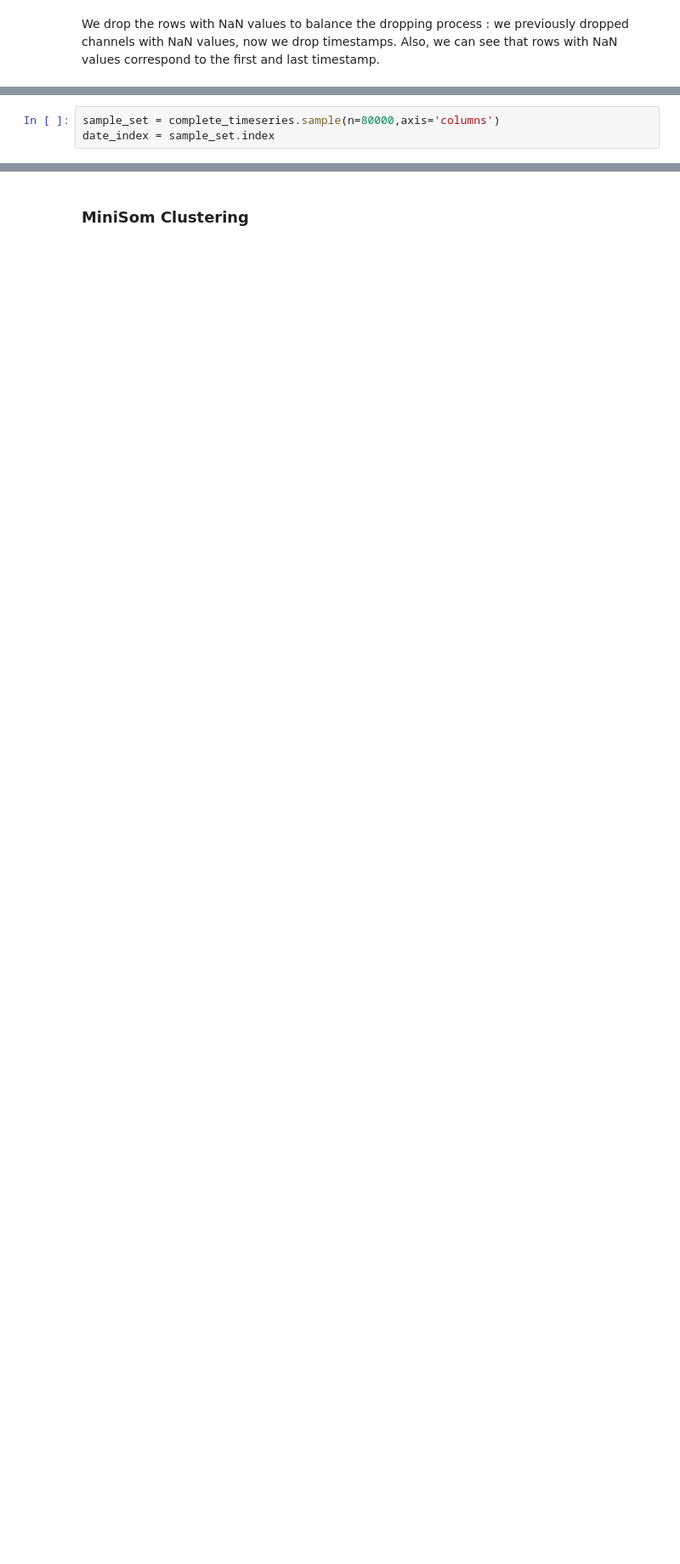
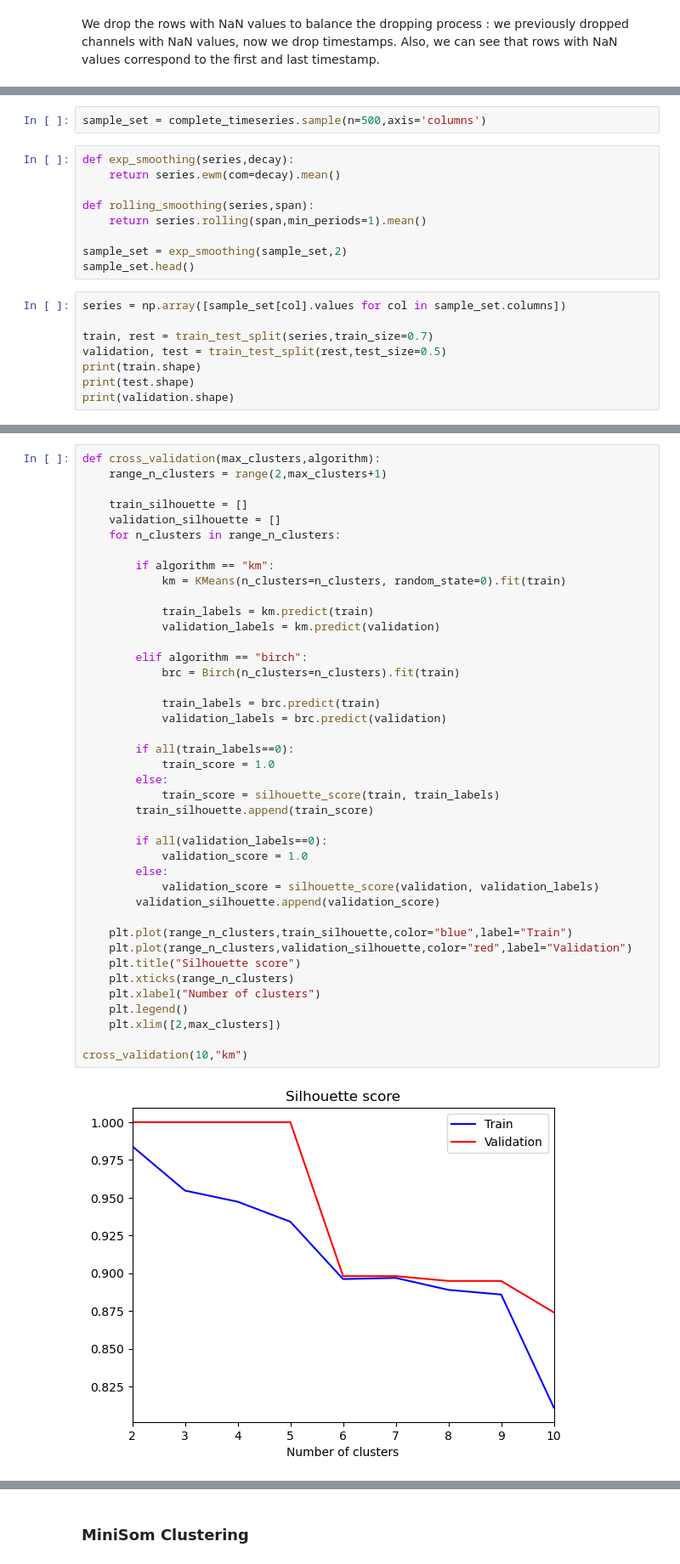
Before and after one commit to epfl-ada/ada-2022-project-pinacolada, a Jupyter notebook: notebook.ipynb, the cells around one changed output, grey strips where cells are left out. Shown at 85% size. Cells and saved outputs as stored; diff of their text form; blank space fills up the shorter version.

Commit message:
Added first part clustering

```diff
--- a/notebook.ipynb
+++ b/notebook.ipynb
@@ -415,4 +417,20 @@ We drop the rows with NaN values to balance the dropping process : we previously
 # %%
-sample_set = complete_timeseries.sample(n=80000,axis='columns')
-date_index = sample_set.index
+sample_set = complete_timeseries.sample(n=500,axis='columns')
+# %%
+def exp_smoothing(series,decay):
+    return series.ewm(com=decay).mean()
+
+def rolling_smoothing(series,span):
+    return series.rolling(span,min_periods=1).mean()
+
+sample_set = exp_smoothing(sample_set,2)
+sample_set.head()
+# %%
+series = np.array([sample_set[col].values for col in sample_set.columns])
+
+train, rest = train_test_split(series,train_size=0.7)
+validation, test = train_test_split(rest,test_size=0.5)
+print(train.shape)
+print(test.shape)
+print(validation.shape)
 # %%
@@ -440,0 +498,43 @@ We convert our dataframe to a list of list to be handle by the clustering lialgo
+# %%
+def cross_validation(max_clusters,algorithm):
+    range_n_clusters = range(2,max_clusters+1)
+
+    train_silhouette = []
+    validation_silhouette = []
+    for n_clusters in range_n_clusters:
+
+        if algorithm == "km":
+            km = KMeans(n_clusters=n_clusters, random_state=0).fit(train)
+
+            train_labels = km.predict(train)
+            validation_labels = km.predict(validation)
+
+        elif algorithm == "birch":
+            brc = Birch(n_clusters=n_clusters).fit(train)
+
+            train_labels = brc.predict(train)
+            validation_labels = brc.predict(validation)
+
+        if all(train_labels==0):
+            train_score = 1.0
+        else:
+            train_score = silhouette_score(train, train_labels)
+        train_silhouette.append(train_score)
+
+        if all(validation_labels==0):
+            validation_score = 1.0
+        else:
+            validation_score = silhouette_score(validation, validation_labels)
+        validation_silhouette.append(validation_score)
+
+    plt.plot(range_n_clusters,train_silhouette,color="blue",label="Train")
+    plt.plot(range_n_clusters,validation_silhouette,color="red",label="Validation")
+    plt.title("Silhouette score")
+    plt.xticks(range_n_clusters)
+    plt.xlabel("Number of clusters")
+    plt.legend()
+    plt.xlim([2,max_clusters])
+
+cross_validation(10,"km")
+# %% [output]
+[figure, added]
```
Also changed, not shown: parts of 13 cells of this notebook.
